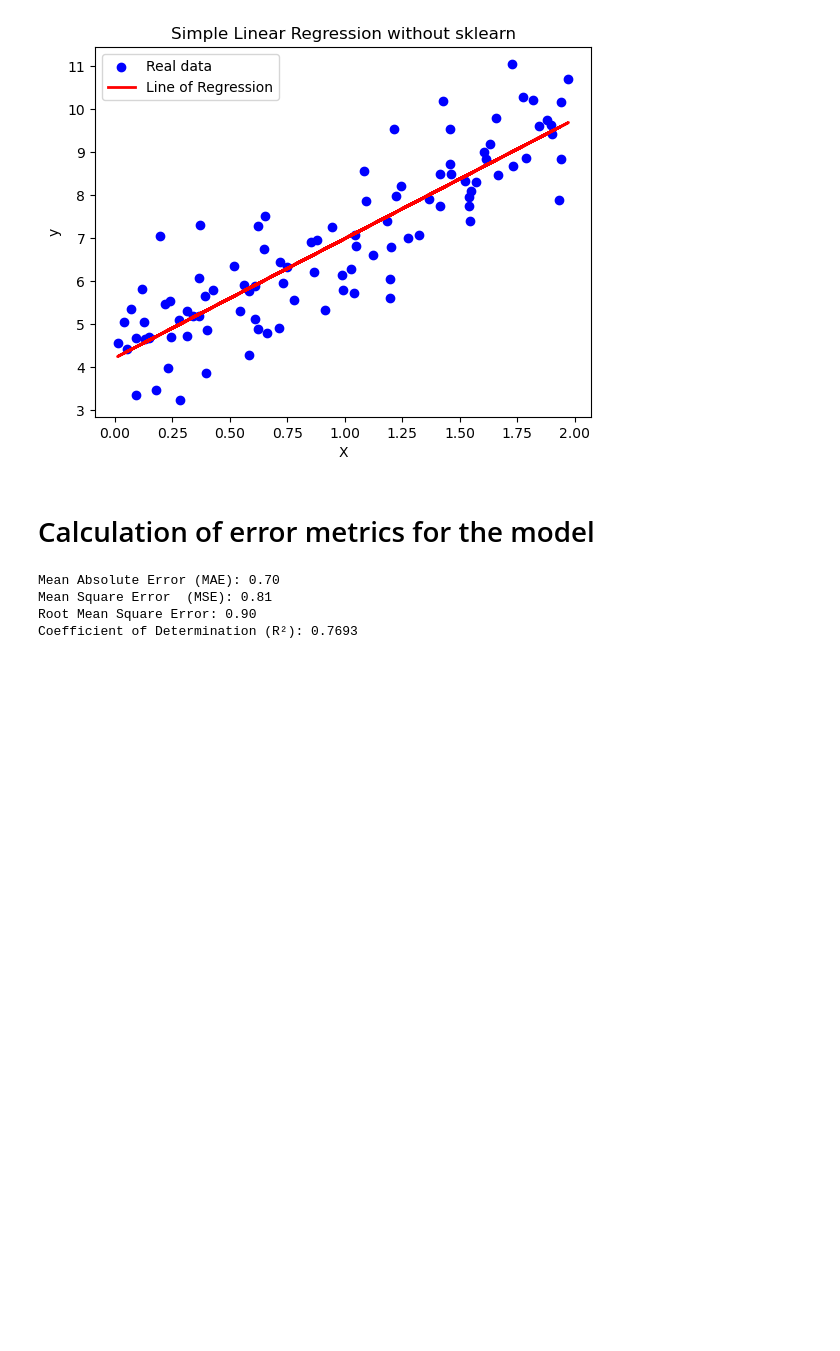
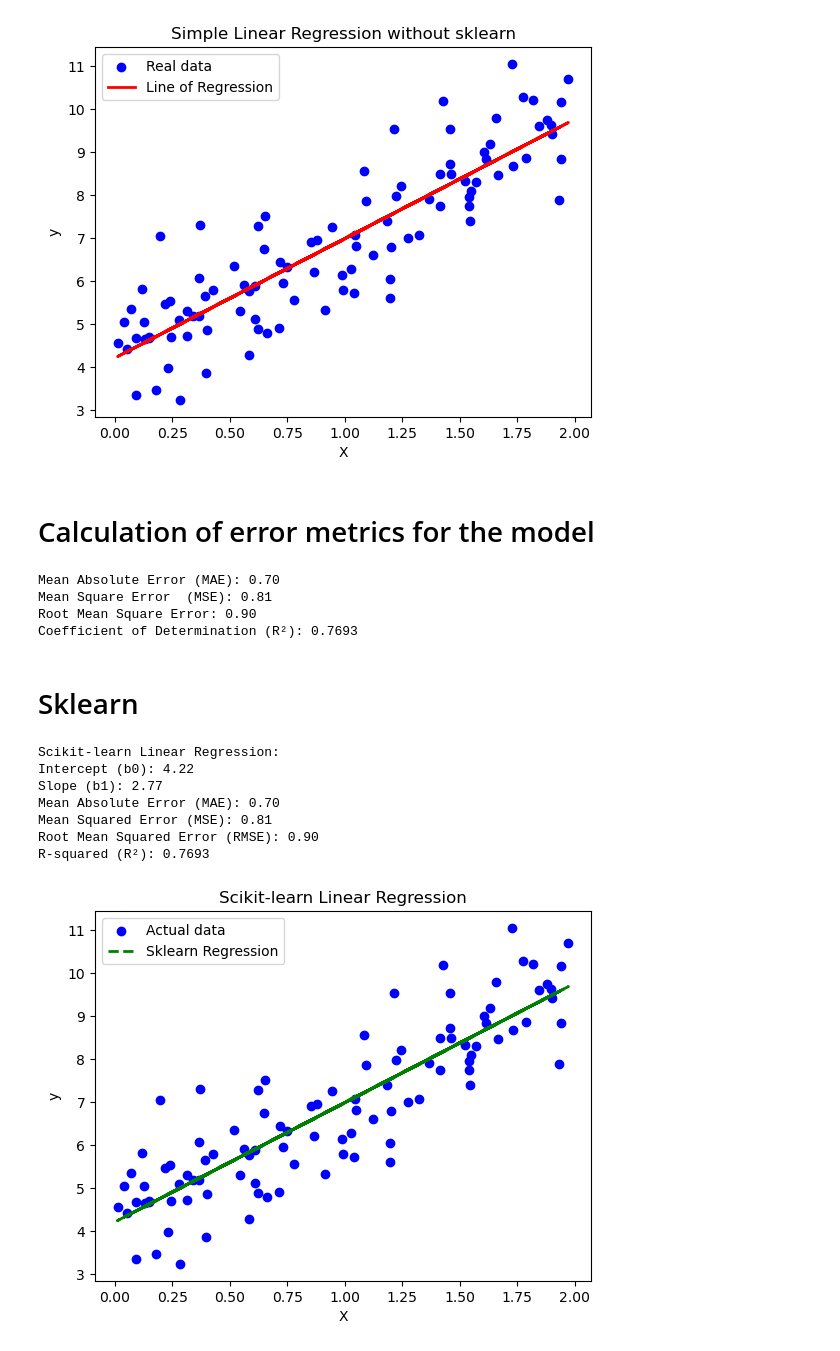
Before and after one commit to lucagarciahonorio/regression_linear, a Jupyter notebook: scripts/regression_linear.ipynb, the cells around one changed output. Saved outputs shown, nothing was run; the diff lists cells and outputs as text; code cells hidden in the pictures; blank space fills up the shorter version.

Commit message:
Linear regression Sklearn

```diff
--- a/scripts/regression_linear.ipynb
+++ b/scripts/regression_linear.ipynb
@@ -77,3 +77,60 @@ Mean Absolute Error (MAE): 0.70
 Mean Square Error  (MSE): 0.81
 Root Mean Square Error: 0.90
 Coefficient of Determination (R²): 0.7693
+# %% [markdown]
+# Sklearn
+# %%
+import numpy as np
+import matplotlib.pyplot as plt
+from sklearn.linear_model import LinearRegression
+from sklearn.metrics import mean_absolute_error, mean_squared_error, r2_score
+
+# Generating synthetic data
+np.random.seed(42)
+X = 2 * np.random.rand(100, 1)
+y = 4 + 3 * X + np.random.randn(100, 1)
+
+
+# Scikit-learn Linear Regression Model
+model = LinearRegression()
+model.fit(X, y)
+
+# Extracting coefficients
+b0_sklearn = model.intercept_[0]
+b1_sklearn = model.coef_[0][0]
+
+# Making predictions
+y_pred_sklearn = model.predict(X)
+
+# Computing evaluation metrics
+mae_sklearn = mean_absolute_error(y, y_pred_sklearn)
+mse_sklearn = mean_squared_error(y, y_pred_sklearn)
+rmse_sklearn = np.sqrt(mse_sklearn)
+r2_sklearn = r2_score(y, y_pred_sklearn)
+
+
+print("Scikit-learn Linear Regression:")
+print(f"Intercept (b0): {b0_sklearn:.2f}")
+print(f"Slope (b1): {b1_sklearn:.2f}")
+print(f"Mean Absolute Error (MAE): {mae_sklearn:.2f}")
+print(f"Mean Squared Error (MSE): {mse_sklearn:.2f}")
+print(f"Root Mean Squared Error (RMSE): {rmse_sklearn:.2f}")
+print(f"R-squared (R²): {r2_sklearn:.4f}\n")
+
+# Plotting results
+plt.scatter(X, y, color="blue", label="Actual data")
+plt.plot(X, y_pred_sklearn, color="green", linestyle="dashed", linewidth=2, label="Sklearn Regression")
+plt.xlabel("X")
+plt.ylabel("y")
+plt.legend()
+plt.title("Scikit-learn Linear Regression")
+plt.show()
+# %% [output]
+Scikit-learn Linear Regression:
+Intercept (b0): 4.22
+Slope (b1): 2.77
+Mean Absolute Error (MAE): 0.70
+Mean Squared Error (MSE): 0.81
+Root Mean Squared Error (RMSE): 0.90
+R-squared (R²): 0.7693
+[figure, added]
```
